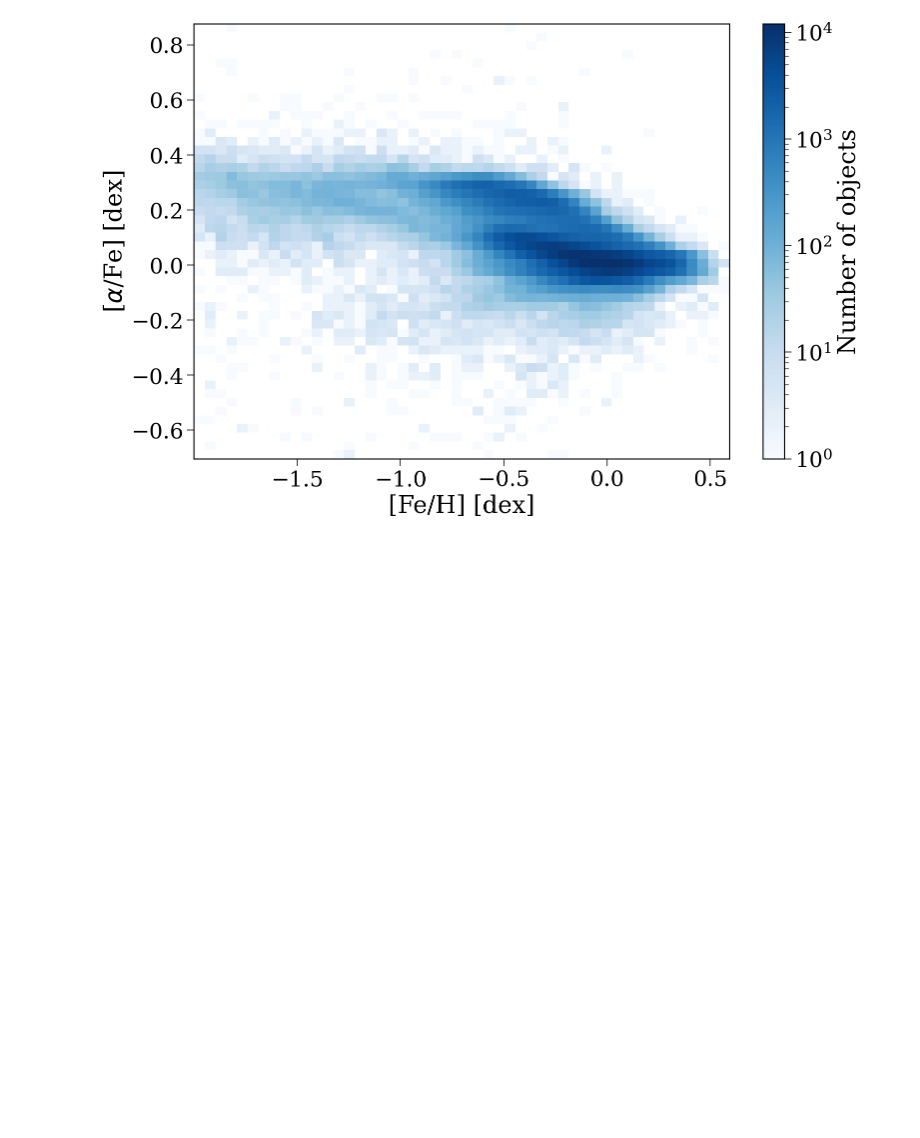
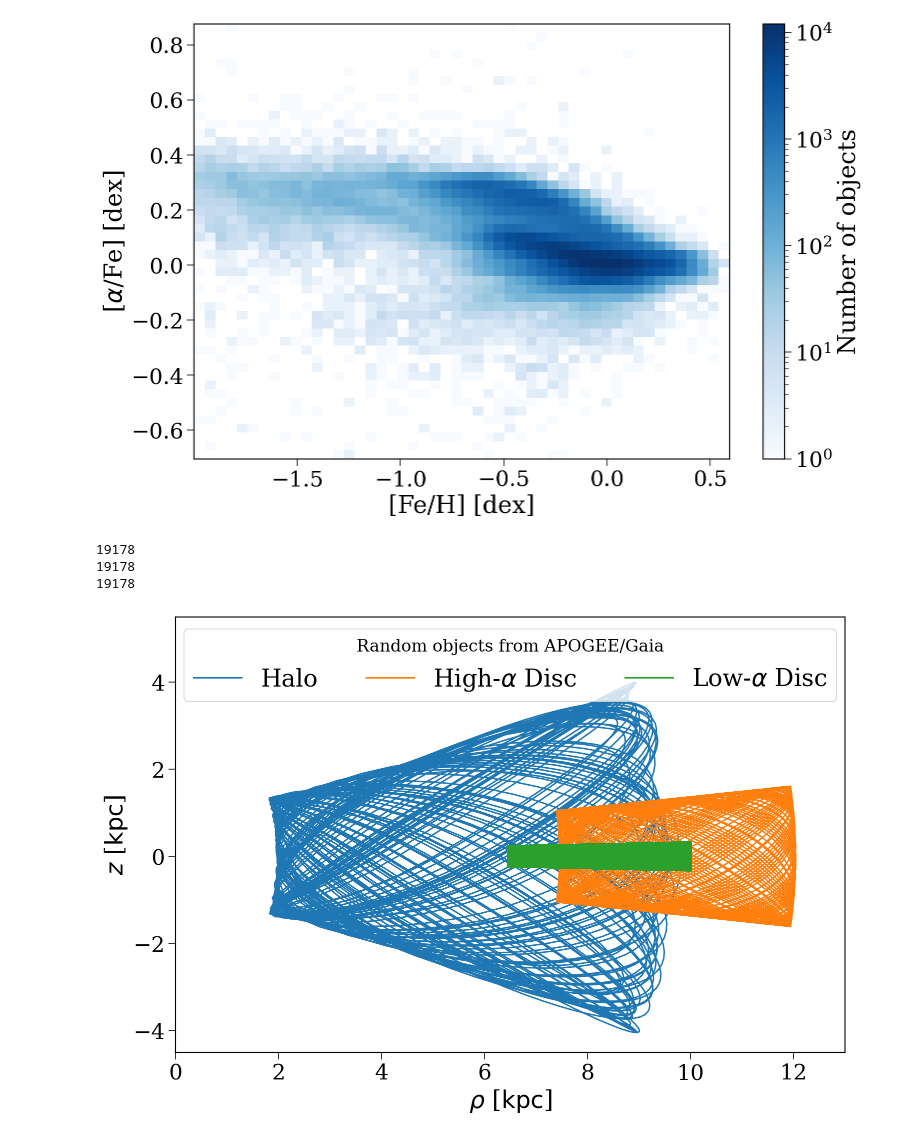
Before and after one commit to TomWagg/microlensing-kicks, a Jupyter notebook: notebooks/apogee_gaia.ipynb, the cells around one changed output. Cells and saved outputs as stored; diff of their text form; code cells hidden in the pictures; blank space fills up the shorter version.

Commit message:
check out some real orbits

```diff
--- a/notebooks/apogee_gaia.ipynb
+++ b/notebooks/apogee_gaia.ipynb
@@ -49,3 +56,44 @@ ax.set_ylabel(r"[$\alpha$/Fe] [dex]")
 plt.show()
 # %% [output]
 [figure]
+# %%
+halo = clean_tbl["M_H"] < -1.25
+high_alpha_disc = np.logical_and(clean_tbl["M_H"] > -1, clean_tbl["ALPHA_M"] > 0.2)
+low_alpha_disc = np.logical_and(clean_tbl["M_H"] > -1, clean_tbl["ALPHA_M"] < 0.1)
+# %%
+galcen_frame = coord.Galactocentric()
+# %%
+fig, ax = plt.subplots()
+pot = ga.potential.MilkyWayPotential()
+
+
+for mask, label in zip([halo, high_alpha_disc, low_alpha_disc], ["Halo", r"High-$\alpha$ Disc", r"Low-$\alpha$ Disc"]):
+    smaller_tbl = clean_tbl[mask]
+    some_object = smaller_tbl[0]
+    print(x)
+    c = coord.SkyCoord(
+        ra=some_object["ra"],
+        dec=some_object["dec"],
+        unit=(u.deg, u.deg),
+        distance=(some_object["parallax"] * u.mas).to(u.arcsecond).value**(-1) * u.pc,
+        pm_ra_cosdec=some_object["pmra"] * u.mas/u.yr * np.cos(some_object["dec"] * u.deg),
+        pm_dec=some_object["pmdec"]*u.mas/u.yr,
+        radial_velocity=some_object["dr2_radial_velocity"]*u.km/u.s
+    )
+
+    pos = ga.dynamics.PhaseSpacePosition(c.transform_to(galcen_frame).data)
+    orbits = pot.integrate_orbit(pos, t1=0*u.Gyr, t2=10*u.Gyr, n_steps=4000)
+    _ = orbits.cylindrical.plot(['rho', 'z'], axes=[ax], label=label)
+
+leg = ax.legend(ncol=3, title="Random objects from APOGEE/Gaia", loc="upper center")
+leg.get_title().set_fontsize(0.7*fs)
+
+ax.set_xlim(0, 13)
+ax.set_ylim(-4.5, 5.5)
+
+plt.show()
+# %% [output]
+19178
+19178
+19178
+[figure, added]
```
Also changed, not shown: parts of 1 cell of this notebook.
